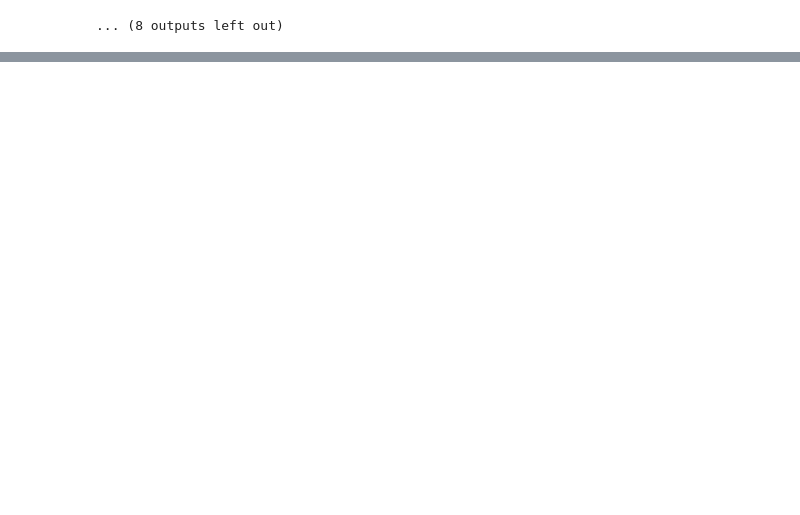
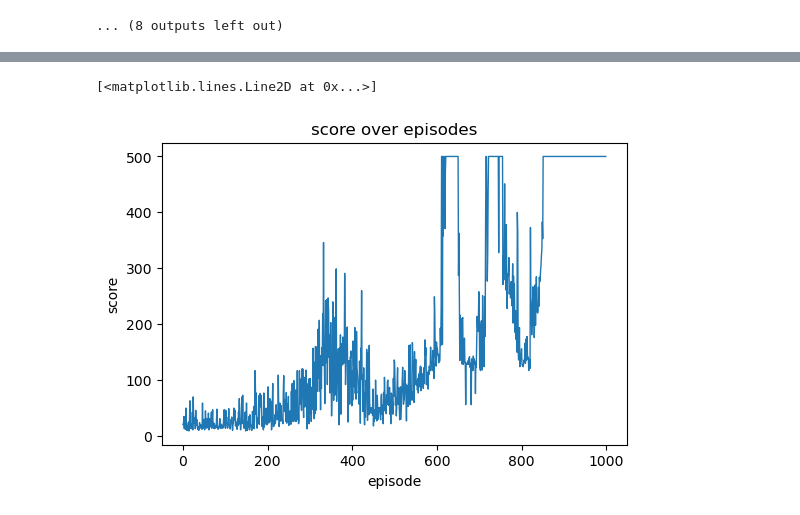
Before and after one commit to rossetl/NNDL, a Jupyter notebook: Homework3/Reinforcement_Learning-Rosset_Lorenzo.ipynb, the cells around one changed output, grey strips where cells are left out. Cells and saved outputs as stored; diff of their text form; code cells hidden in the pictures; blank space fills up the shorter version.

```diff
--- a/Homework3/Reinforcement_Learning-Rosset_Lorenzo.ipynb
+++ b/Homework3/Reinforcement_Learning-Rosset_Lorenzo.ipynb
@@ -758,0 +763,31 @@ SHOWING VIDEO video/openaigym.video.3.552203.video000005.mp4
+# %%
+# Set random seeds
+torch.manual_seed(0)
+np.random.seed(0)
+random.seed(0)
+
+### PARAMETERS
+gamma = 0.97   # gamma parameter for the long term reward
+replay_memory_capacity = 10000   # Replay memory capacity
+lr = 1e-2   # Optimizer learning rate
+target_net_update_steps = 10   # Number of episodes to wait before updating the target network
+batch_size = 128   # Number of samples to take from the replay memory for each update
+bad_state_penalty = 0   # Penalty to the reward when we are in a bad state (in this case when the pole falls down)
+min_samples_for_training = 1000   # Minimum samples in the replay memory to enable the training
+fname_out = f'{gamma}{replay_memory_capacity}{lr}{target_net_update_steps}{batch_size}{bad_state_penalty}{min_samples_for_training}.h5'
+# %%
+### Initialize the replay memory
+replay_mem = ReplayMemory(replay_memory_capacity)
+
+### Initialize the policy network
+policy_net = DQN(state_space_dim, action_space_dim)
+
+### Initialize the target network with the same weights of the policy network
+target_net = DQN(state_space_dim, action_space_dim)
+target_net.load_state_dict(policy_net.state_dict()) # This will copy the weights of the policy network to the target network
+
+### Initialize the optimizer
+optimizer = torch.optim.SGD(policy_net.parameters(), lr=lr) # The optimizer will update ONLY the parameters of the policy network
+
+### Initialize the loss function (Huber loss)
+loss_fn = nn.SmoothL1Loss()
@@ -758,0 +916,9 @@ SHOWING VIDEO video/openaigym.video.3.552203.video000005.mp4
+# %%
+plt.figure(dpi=100)
+plt.title('score over episodes')
+plt.xlabel('episode')
+plt.ylabel('score')
+plt.plot(episode_scores, lw=1)
+# %% [output]
+[<matplotlib.lines.Line2D at 0x...>]
+[figure, added]
```
Also changed, not shown: parts of 9 cells of this notebook, 1 other file.
